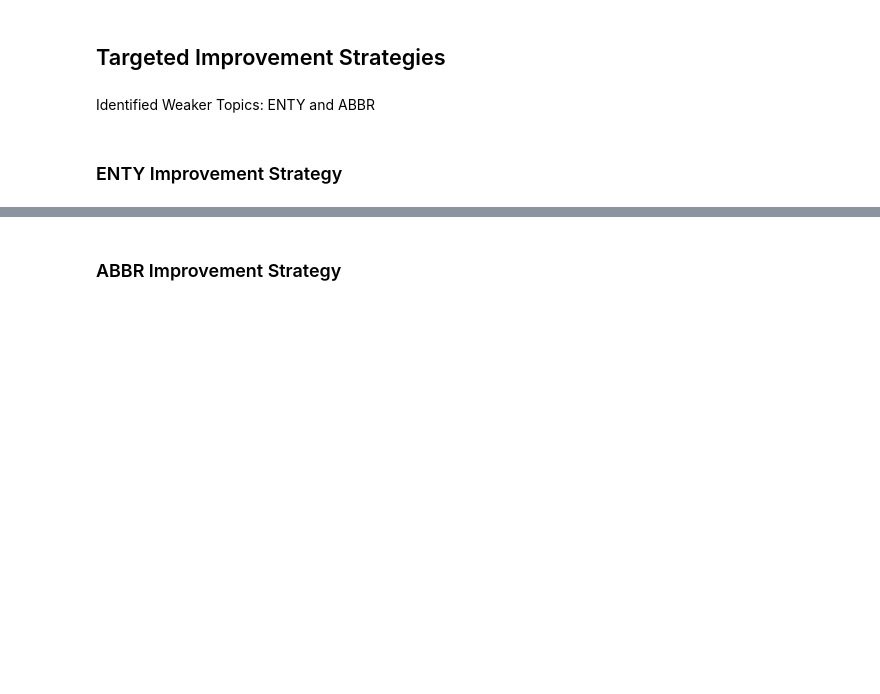
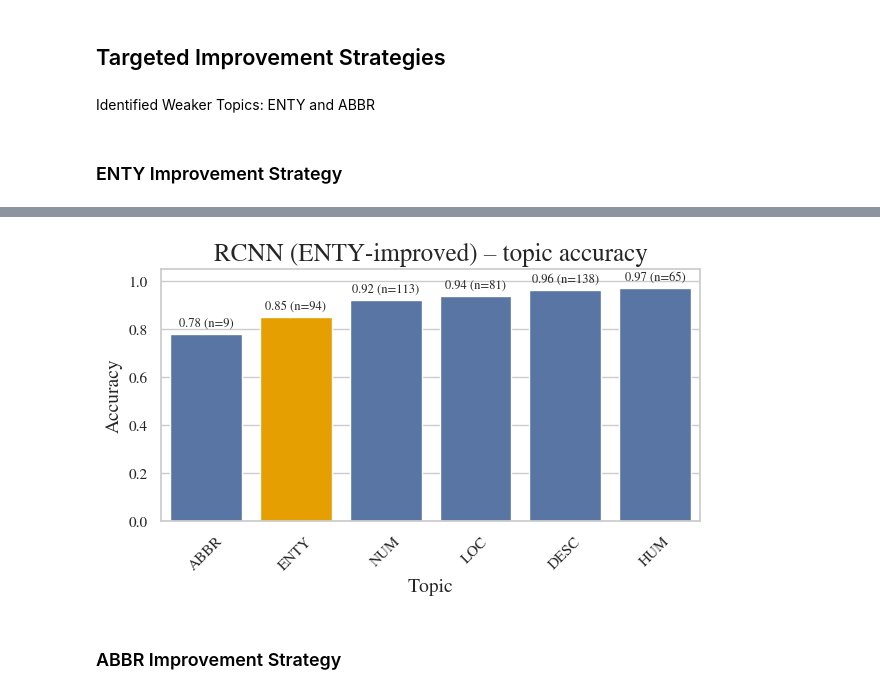
Before and after one commit to JonssonAlexander/NLP_Project_group45, a Jupyter notebook: 03_using_diff_models.ipynb, the cells around one changed output, grey strips where cells are left out. Drawn from its saved outputs; the diff is of its cells as text; code cells hidden in the pictures; blank space fills up the shorter version.

```diff
--- a/03_using_diff_models.ipynb
+++ b/03_using_diff_models.ipynb
@@ -617,17 +473,27 @@ def coarse_topic_accuracy_from_eval(eval_result, label_to_index):
 # %% [markdown]
 ### ENTY Improvement Strategy
 # %%
+import torch.nn as nn
+import torch.nn.functional as F
+from src.models.rcnn_improved import RCNN_improved
+
+PAD_IDX = 0
+helpers = RCNN_improved(pad_idx=0)
+
 def run_enty_rcnn_improved(
     loaders,
     device,
     label_to_index,
     embedding_tensor,
     base_config,
-    enty_weight=2.0,
+    enty_weight=1.0,
     alpha_fine=1.0,
     beta_coarse=1.0,
     model_name="rcnn_enty_improved",
 ):
+
+    global helpers
+
     num_fine = len(label_to_index)
     index_to_label = {idx: lbl for lbl, idx in label_to_index.items()}
 
@@ -655,7 +521,7 @@ def run_enty_rcnn_improved(
         multisample_dropout=4,
     ).to(device)
 
-    train_loader, test_loader = split_train_test(loaders)
+    train_loader, test_loader = helpers.split_train_test(loaders)
 
     num_epochs = getattr(base_config, "num_epochs", getattr(base_config, "n_epochs", 10))
     lr = getattr(base_config, "learning_rate", getattr(base_config, "lr", 1e-3))
@@ -672,7 +538,7 @@ def run_enty_rcnn_improved(
         n_batches = 0
 
         for batch in train_loader:
-            tokens, lengths, labels = unpack_batch_rcnn(batch, device)
+            tokens, lengths, labels = helpers.unpack_batch_rcnn(batch, device)
 
             optimizer.zero_grad()
             logits_fine = model(tokens, lengths)
@@ -705,7 +571,7 @@ def run_enty_rcnn_improved(
     all_true, all_pred = [], []
     with torch.no_grad():
         for batch in test_loader:
-            tokens, lengths, labels = unpack_batch_rcnn(batch, device)
+            tokens, lengths, labels = helpers.unpack_batch_rcnn(batch, device)
             logits = model(tokens, lengths)
             preds = logits.argmax(dim=1)
             all_true.append(labels.cpu())
@@ -783,3 +592,63 @@ display(coarse_enty_imp_df)
+# %%
+hist_enty_imp, model_enty_imp, eval_enty_imp = run_enty_rcnn_improved(
+    loaders=loaders,
+    device=device,
+    label_to_index=label_to_index,
+    embedding_tensor=embedding_tensor,
+    base_config=base_config,
+    enty_weight=1.0,
+    alpha_fine=1.0,
+    beta_coarse=1.0,
+)
+
+enty_topic_df = helpers.coarse_topic_accuracy_from_eval(eval_enty_imp, label_to_index)
+sorted_enty_topics = enty_topic_df.sort_values('accuracy')
+
+fig, ax = plot_barplot(
+    x=sorted_enty_topics['label'],
+    y=sorted_enty_topics['accuracy'],
+    title='RCNN (ENTY-improved) – topic accuracy',
+)
+ax.set_xlabel('Topic', fontsize=14)
+ax.set_ylabel('Accuracy', fontsize=14)
+ax.set_ylim(0, 1.05)
+
+bar_container = next(
+    (container for container in ax.containers if hasattr(container, 'datavalues')),
+    None,
+)
+if bar_container is None:
+    raise RuntimeError("No bar container found — check plot_barplot output.")
+
+default_color = bar_container.patches[0].get_facecolor()
+highlight_color = '#E69F00'
+
+labels = [
+    f"{acc:.2f} (n={supp})"
+    for acc, supp in zip(sorted_enty_topics['accuracy'], sorted_enty_topics['support'])
+]
+
+for rect, label_name, label_text in zip(
+    bar_container.patches,
+    sorted_enty_topics['label'],
+    labels,
+):
+    rect.set_facecolor(highlight_color if label_name == 'ENTY' else default_color)
+
+    height = rect.get_height()
+    ax.text(
+        rect.get_x() + rect.get_width() / 2,
+        height + 0.02,
+        label_text,
+        ha='center',
+        va='bottom',
+        fontsize=9,
+    )
+
+fig.savefig('plots/part3_rcnn_enty_improved_topic_accuracy.png', dpi=300)
+plt.show()
+# %% [output]
+[figure, added]
 # %% [markdown]
 ### ABBR Improvement Strategy
 # %%
```
Also changed, not shown: parts of 13 cells of this notebook.
